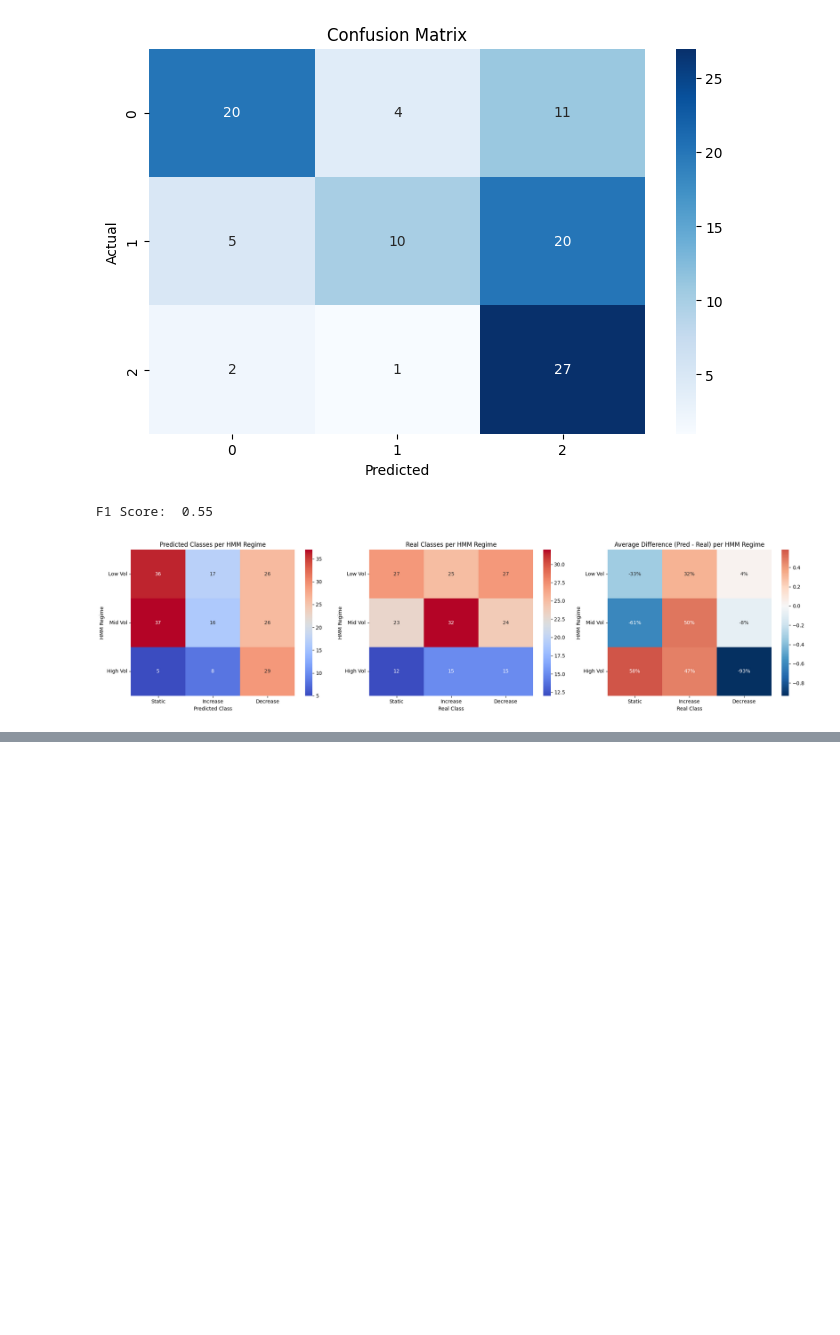
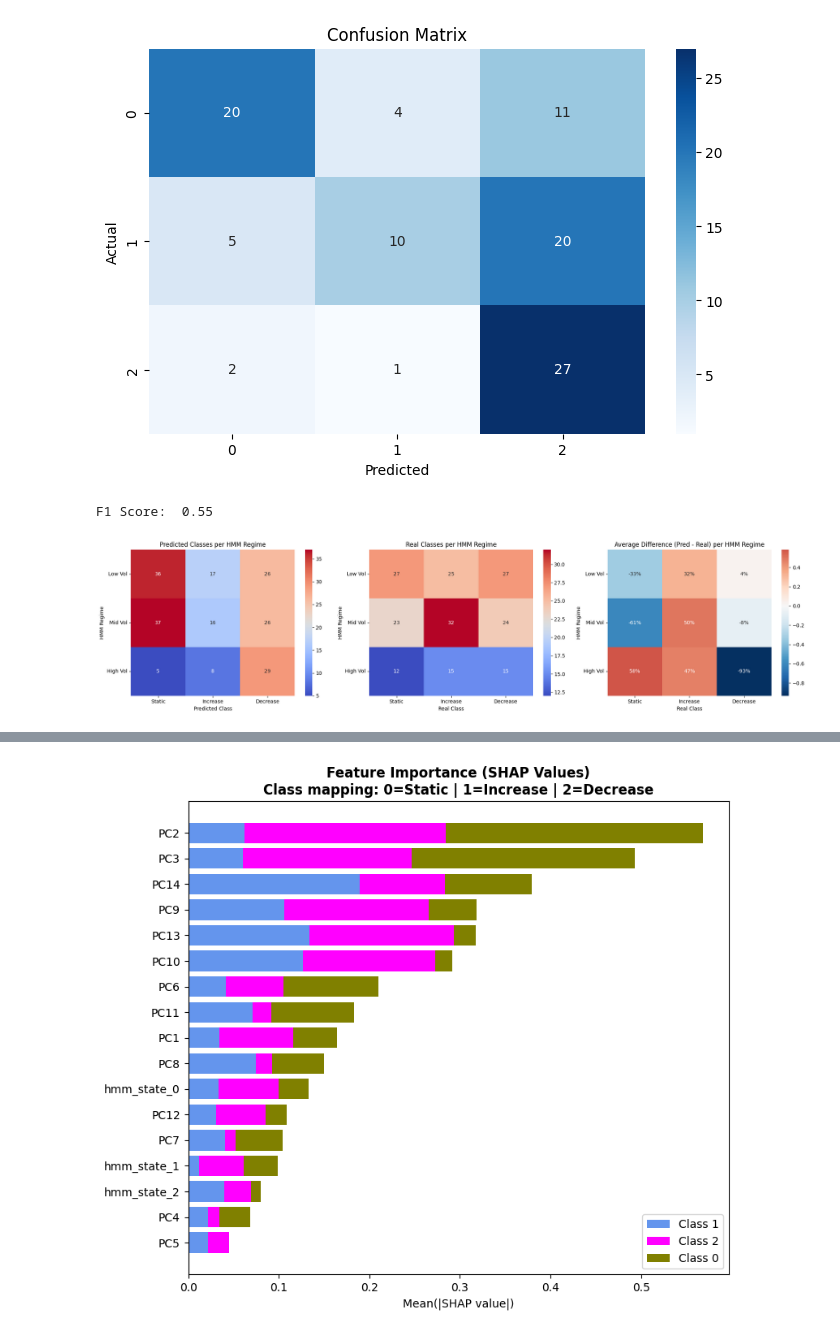
Before and after one commit to AFAcoding/Hierarchical-Regime-Aware-Stacked-Ensemble-for-Intra-day-VIX-Dynamics, a Jupyter notebook: Logistic_Classification.ipynb, the cells around one changed output, grey strips where cells are left out. Drawn from its saved outputs; the diff is of its cells as text; code cells hidden in the pictures; blank space fills up the shorter version.

```diff
--- a/Logistic_Classification.ipynb
+++ b/Logistic_Classification.ipynb
@@ -646,0 +675,19 @@ plt.show()
+# %%
+explainer = shap.Explainer(model_lr, X_train)
+shap_values = explainer(X_test)
+
+# shap_values is an Explanation object; its .values attribute holds the SHAP arrays for each class
+
+feature_names = X_test.columns
+
+# mean importance per class
+importance = pd.DataFrame({
+    "Class 0": np.abs(shap_values.values[:, :, 0]).mean(axis=0),
+    "Class 1": np.abs(shap_values.values[:, :, 1]).mean(axis=0),
+    "Class 2": np.abs(shap_values.values[:, :, 2]).mean(axis=0)
+}, index=feature_names)
+
+# sort by importance
+importance["Total"] = importance.sum(axis=1)
+importance = importance.sort_values("Total")
+print(importance)
@@ -646,0 +714,39 @@ plt.show()
+# %%
+# PLOT
+fig, ax = plt.subplots(figsize=(8,7))
+
+ax.barh(
+    importance.index,
+    importance["Class 1"],
+    color="cornflowerblue",
+    label="Class 1"
+)
+
+ax.barh(
+    importance.index,
+    importance["Class 2"],
+    left=importance["Class 1"],
+    color="magenta",
+    label="Class 2"
+)
+
+ax.barh(
+    importance.index,
+    importance["Class 0"],
+    left=importance["Class 1"] + importance["Class 2"],
+    color="olive",
+    label="Class 0"
+)
+
+ax.set_title(
+    "Feature Importance (SHAP Values)\n"
+    "Class mapping: 0=Static | 1=Increase | 2=Decrease", fontweight='bold'
+)
+
+ax.set_xlabel("Mean(|SHAP value|)")
+ax.legend(loc="lower right")
+
+plt.tight_layout()
+plt.show()
+# %% [output]
+[figure, added]
```
Also changed, not shown: parts of 11 cells of this notebook.
